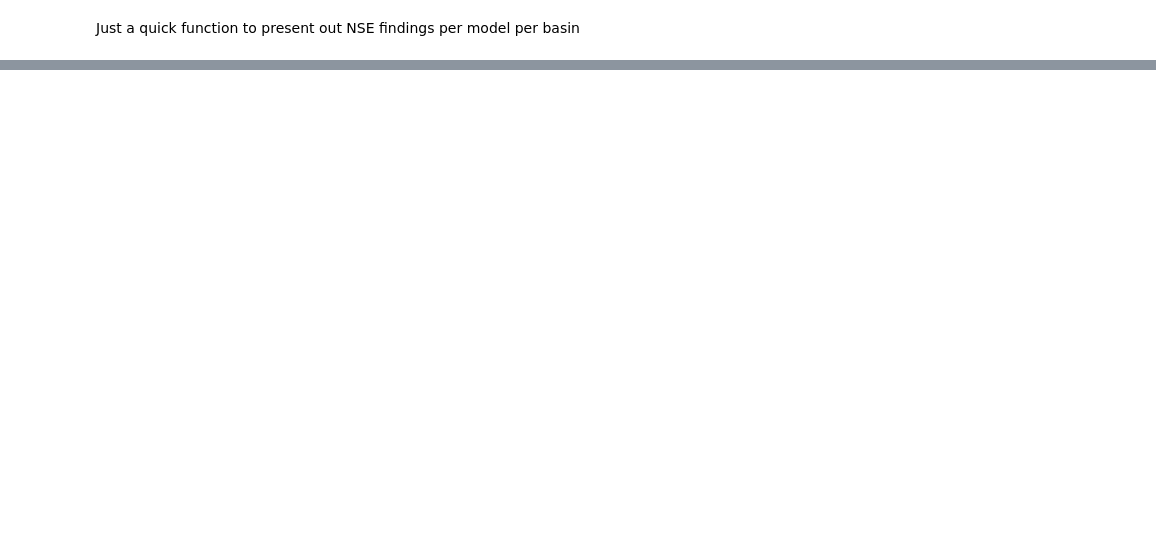
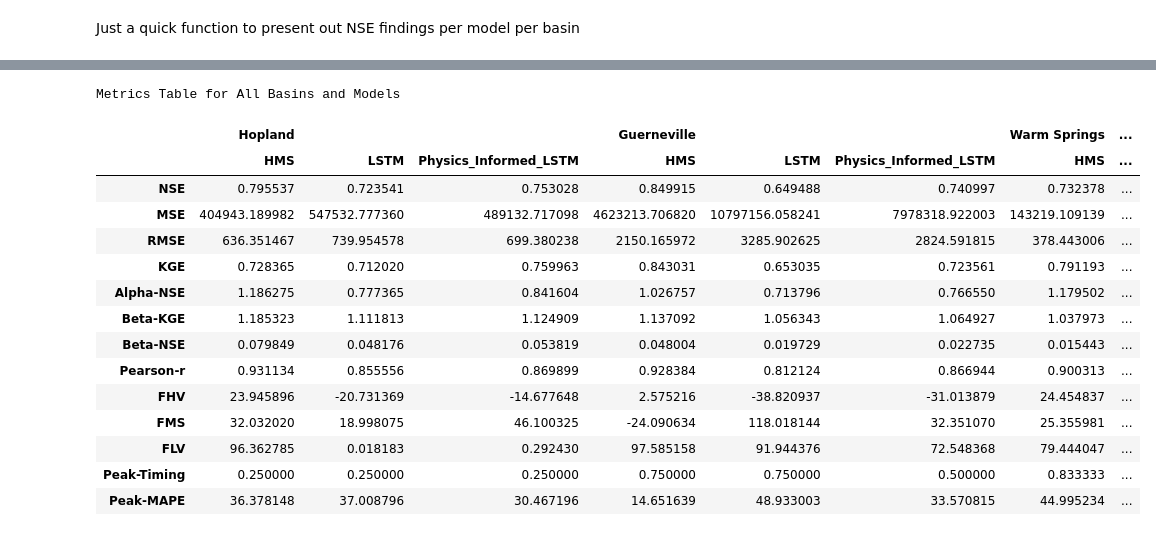
Before and after one commit to evanr1232/UCB-USACE-LSTMs, a Jupyter notebook: neuralhydrology/preliminary_results_table.ipynb, the cells around one changed output, grey strips where cells are left out. Saved outputs shown, nothing was run; the diff lists cells and outputs as text; code cells hidden in the pictures; blank space fills up the shorter version.

```diff
--- a/neuralhydrology/preliminary_results_table.ipynb
+++ b/neuralhydrology/preliminary_results_table.ipynb
@@ -69,0 +151,3 @@ fig.show()
+# %%
+warm_springs_metrics_df = pd.read_csv("warm_springs_all/warm_springs_metrics.csv")
+warm_springs_metrics_df
@@ -69,0 +172,3 @@ fig.show()
+# %%
+guerneville_metrics_df = pd.read_csv("guerneville_all/guerneville_metrics.csv")
+guerneville_metrics_df
@@ -69,0 +193,3 @@ fig.show()
+# %%
+hopland_metrics_df = pd.read_csv("hopland_all/hopland_metrics.csv")
+hopland_metrics_df
@@ -69,0 +214,44 @@ fig.show()
+# %%
+# Add basin names to columns to create hierarchical column structure
+calpella_metrics_df.columns = pd.MultiIndex.from_product([["Calpella"], calpella_metrics_df.columns])
+warm_springs_metrics_df.columns = pd.MultiIndex.from_product([["Warm Springs"], warm_springs_metrics_df.columns])
+guerneville_metrics_df.columns = pd.MultiIndex.from_product([["Guerneville"], guerneville_metrics_df.columns])
+hopland_metrics_df.columns = pd.MultiIndex.from_product([["Hopland"], hopland_metrics_df.columns])
+
+# Combine all the metrics into one DataFrame
+combined_metrics_df = pd.concat(
+    [hopland_metrics_df, guerneville_metrics_df, warm_springs_metrics_df, calpella_metrics_df], axis=1
+)
+combined_metrics_df
+output_csv_path = "all_metrics.csv"
+combined_metrics_df.to_csv(output_csv_path)
+# %%
+
+styled_table = combined_metrics_df.style.set_table_styles(
+    [{
+        'selector': 'thead th',
+        'props': [('background-color', '#D3D3D3'), ('color', 'black'), ('font-weight', 'bold')]
+    }, {
+        'selector': 'tbody td',
+        'props': [('text-align', 'center')]
+    }]
+).set_caption("Metrics Table for All Basins and Models")
+
+styled_table
+# %% [output]
+Metrics Table for All Basins and Models
+|  | Hopland |  |  | Guerneville |  |  | Warm Springs | ... |
+|  | HMS | LSTM | Physics_Informed_LSTM | HMS | LSTM | Physics_Informed_LSTM | HMS | ... |
+| NSE | 0.795537 | 0.723541 | 0.753028 | 0.849915 | 0.649488 | 0.740997 | 0.732378 | ... |
+| MSE | 404943.189982 | 547532.777360 | 489132.717098 | 4623213.706820 | 10797156.058241 | 7978318.922003 | 143219.109139 | ... |
+| RMSE | 636.351467 | 739.954578 | 699.380238 | 2150.165972 | 3285.902625 | 2824.591815 | 378.443006 | ... |
+| KGE | 0.728365 | 0.712020 | 0.759963 | 0.843031 | 0.653035 | 0.723561 | 0.791193 | ... |
+| Alpha-NSE | 1.186275 | 0.777365 | 0.841604 | 1.026757 | 0.713796 | 0.766550 | 1.179502 | ... |
+| Beta-KGE | 1.185323 | 1.111813 | 1.124909 | 1.137092 | 1.056343 | 1.064927 | 1.037973 | ... |
+| Beta-NSE | 0.079849 | 0.048176 | 0.053819 | 0.048004 | 0.019729 | 0.022735 | 0.015443 | ... |
+| Pearson-r | 0.931134 | 0.855556 | 0.869899 | 0.928384 | 0.812124 | 0.866944 | 0.900313 | ... |
+| FHV | 23.945896 | -20.731369 | -14.677648 | 2.575216 | -38.820937 | -31.013879 | 24.454837 | ... |
+| FMS | 32.032020 | 18.998075 | 46.100325 | -24.090634 | 118.018144 | 32.351070 | 25.355981 | ... |
+| FLV | 96.362785 | 0.018183 | 0.292430 | 97.585158 | 91.944376 | 72.548368 | 79.444047 | ... |
+| Peak-Timing | 0.250000 | 0.250000 | 0.250000 | 0.750000 | 0.750000 | 0.500000 | 0.833333 | ... |
+| Peak-MAPE | 36.378148 | 37.008796 | 30.467196 | 14.651639 | 48.933003 | 33.570815 | 44.995234 | ... |
```
Also changed, not shown: parts of 14 cells of this notebook, 10 other files.
